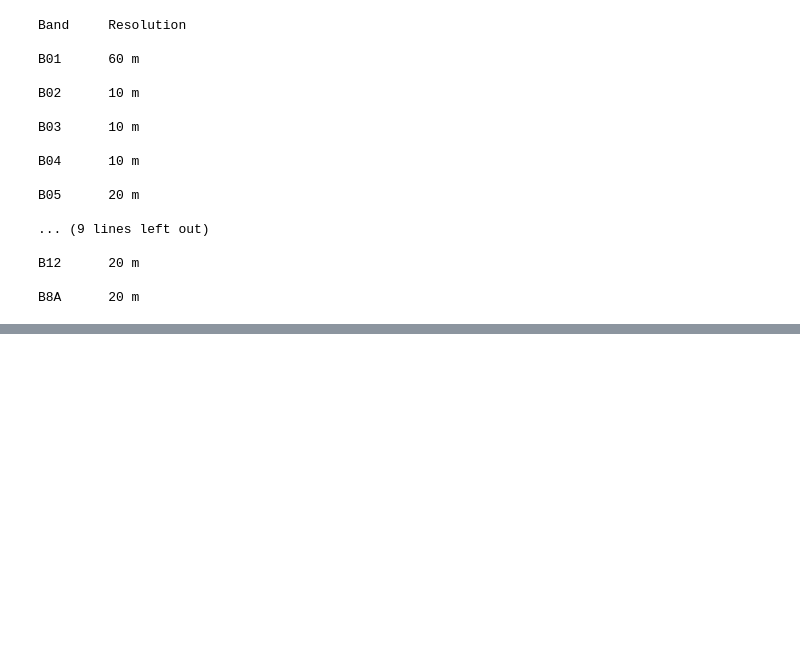
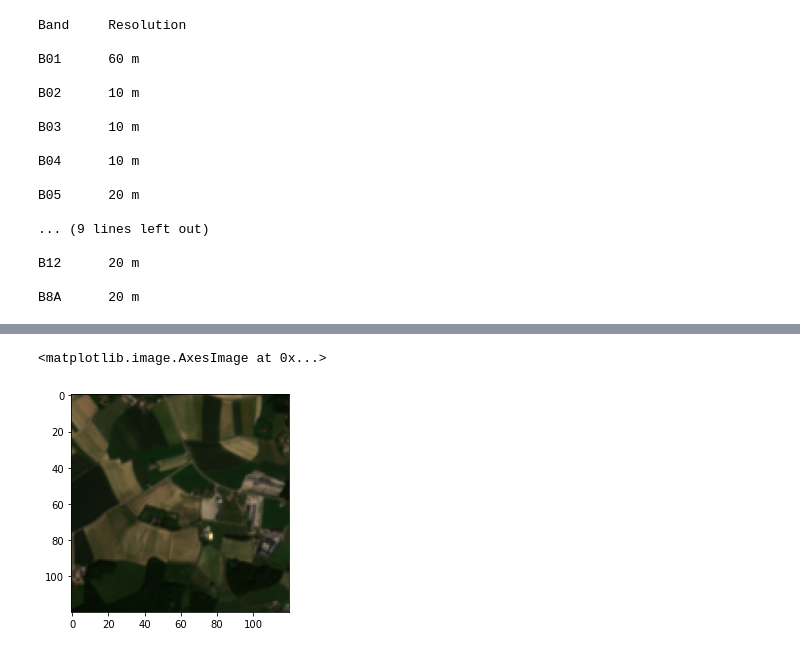
Before and after one commit to emirhansarioglu/Cross-Modal-Learning, a Jupyter notebook: SentinelDataPreparer.ipynb, the cells around one changed output, grey strips where cells are left out. Drawn from its saved outputs; the diff is of its cells as text; code cells hidden in the pictures; blank space fills up the shorter version.

```diff
--- a/SentinelDataPreparer.ipynb
+++ b/SentinelDataPreparer.ipynb
@@ -93,0 +244,5 @@ B8A      20 m
+# %%
+plt.imshow(normalize_to_rgb(rgb_from_s2))
+# %% [output]
+<matplotlib.image.AxesImage at 0x...>
+[figure, added]
```
Also changed, not shown: parts of 16 cells of this notebook.
